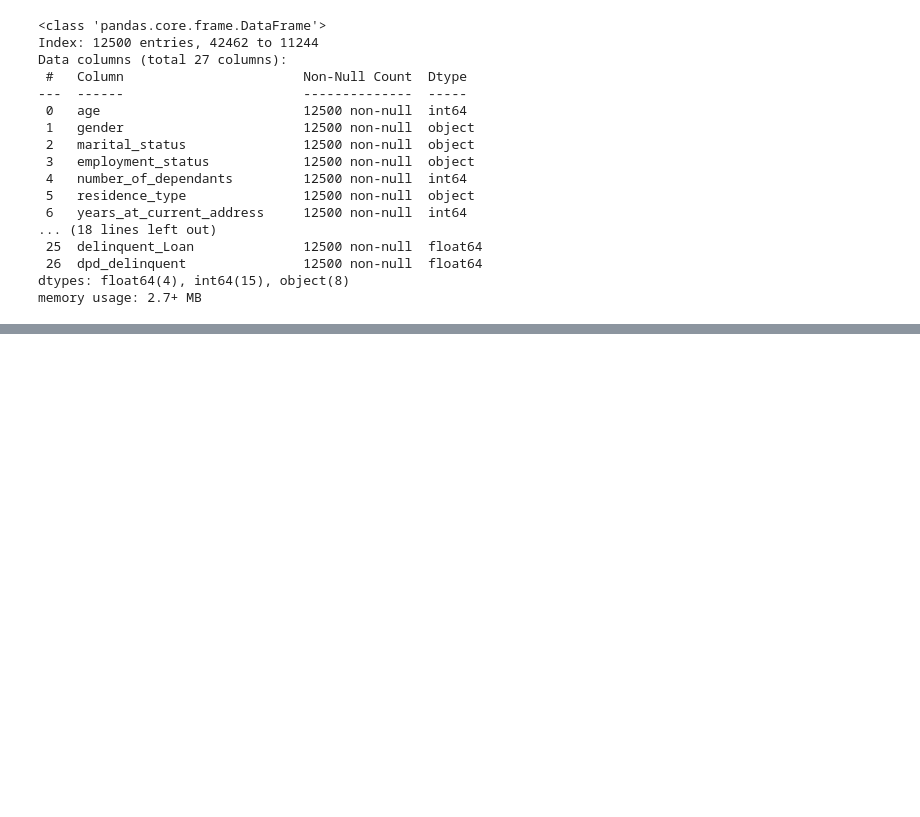
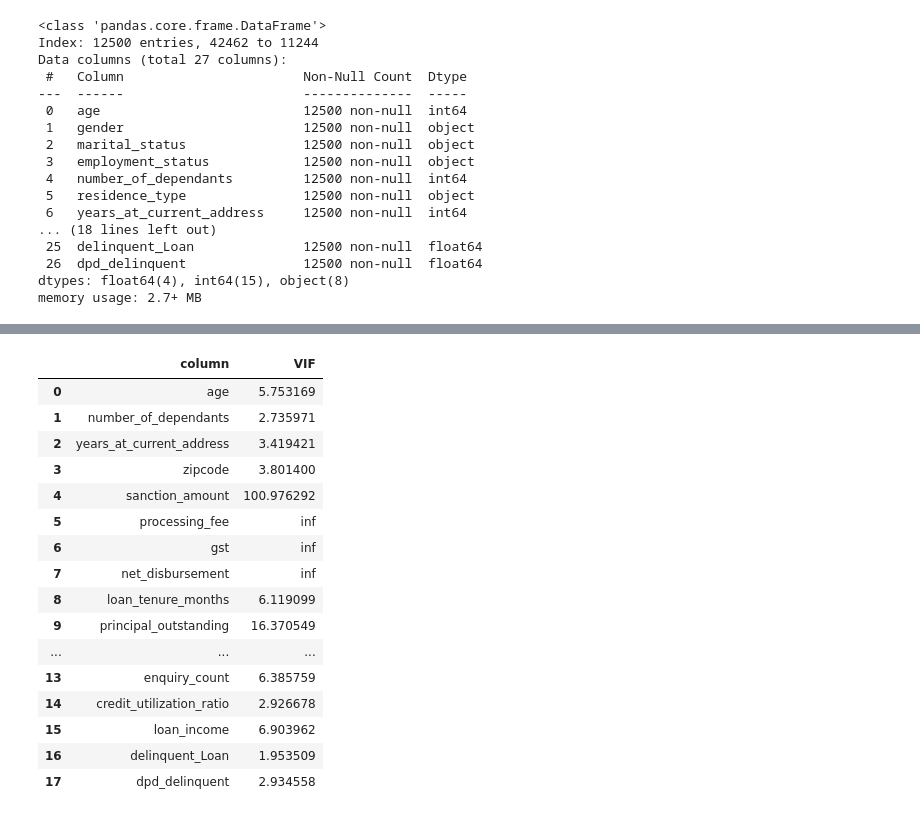
Before and after one commit to neel-madhav/CreditRiskModelling, a Jupyter notebook: CreditRiskModelling.ipynb, the cells around one changed output, grey strips where cells are left out. Cells and saved outputs as stored; diff of their text form; code cells hidden in the pictures; blank space fills up the shorter version.

```diff
--- a/CreditRiskModelling.ipynb
+++ b/CreditRiskModelling.ipynb
@@ -481,3 +481,31 @@ X_Test.describe()
 | 50% | 0.423077 | 0.400000 | 0.500000 | 0.491525 | 0.049577 | 0.045516 | ... |
 | 75% | 0.538462 | 0.600000 | 0.766667 | 0.762712 | 0.097340 | 0.095016 | ... |
 | max | 1.000000 | 1.000000 | 1.000000 | 1.000000 | 0.999079 | 5.963727 | ... |
+# %%
+from statsmodels.stats.outliers_influence import variance_inflation_factor
+
+def calculate_vif(data):
+  vif_df = pd.DataFrame()
+  vif_df['column'] = data.columns
+  vif_df['VIF'] = [variance_inflation_factor(data.values, i) for i in range(data.shape[1])]
+  return vif_df
+# %%
+calculate_vif(X_Train[col_to_scale])
+# %% [output]
+|  | column | VIF |
+| 0 | age | 5.753169 |
+| 1 | number_of_dependants | 2.735971 |
+| 2 | years_at_current_address | 3.419421 |
+| 3 | zipcode | 3.801400 |
+| 4 | sanction_amount | 100.976292 |
+| 5 | processing_fee | inf |
+| 6 | gst | inf |
+| 7 | net_disbursement | inf |
+| 8 | loan_tenure_months | 6.119099 |
+| 9 | principal_outstanding | 16.370549 |
+| ... | ... | ... |
+| 13 | enquiry_count | 6.385759 |
+| 14 | credit_utilization_ratio | 2.926678 |
+| 15 | loan_income | 6.903962 |
+| 16 | delinquent_Loan | 1.953509 |
+| 17 | dpd_delinquent | 2.934558 |
```
Also changed, not shown: parts of 3 cells of this notebook.
